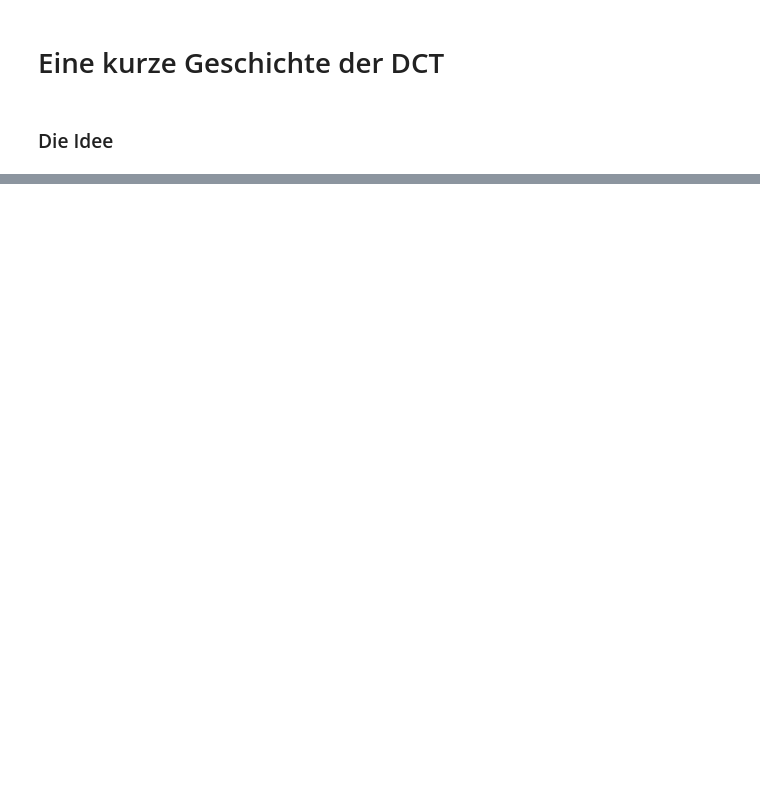
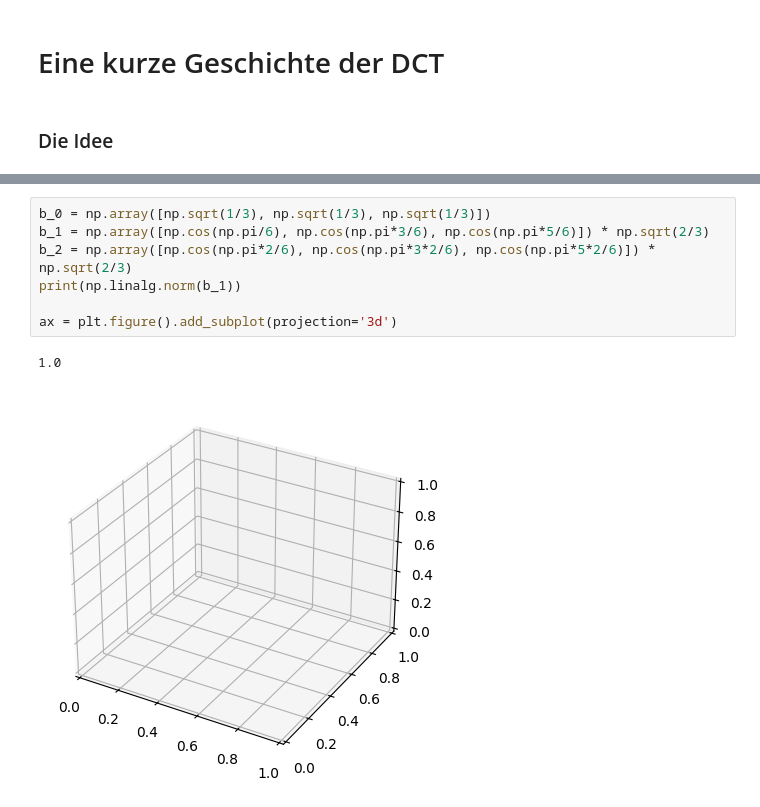
Before and after one commit to LeonardoDiCodeo/dct, a Jupyter notebook: DCT.ipynb, the cells around one changed output, grey strips where cells are left out. Drawn from its saved outputs; the diff is of its cells as text; blank space fills up the shorter version.

```diff
--- a/DCT.ipynb
+++ b/DCT.ipynb
@@ -35,0 +74,10 @@ plt.show()
+# %%
+b_0 = np.array([np.sqrt(1/3), np.sqrt(1/3), np.sqrt(1/3)])
+b_1 = np.array([np.cos(np.pi/6), np.cos(np.pi*3/6), np.cos(np.pi*5/6)]) * np.sqrt(2/3)
+b_2 = np.array([np.cos(np.pi*2/6), np.cos(np.pi*3*2/6), np.cos(np.pi*5*2/6)]) * np.sqrt(2/3)
+print(np.linalg.norm(b_1))
+
+ax = plt.figure().add_subplot(projection='3d')
+# %% [output]
+1.0
+[figure, added]
```
Also changed, not shown: parts of 8 cells of this notebook, 3 other files.
